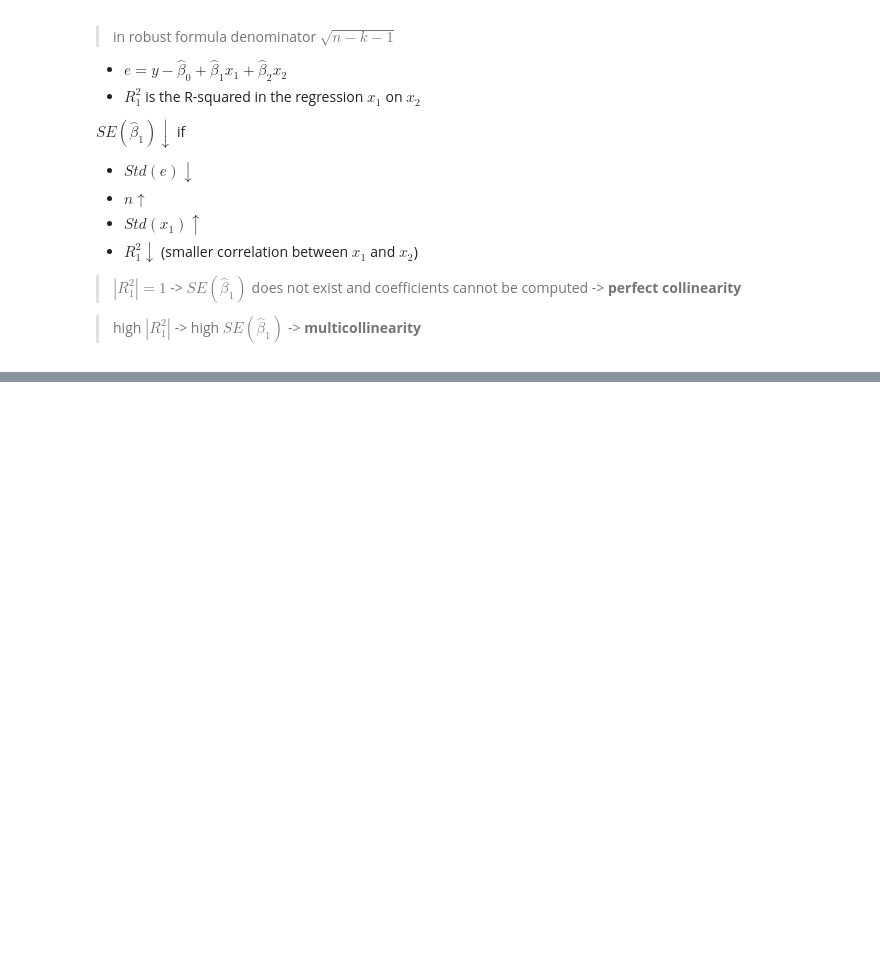
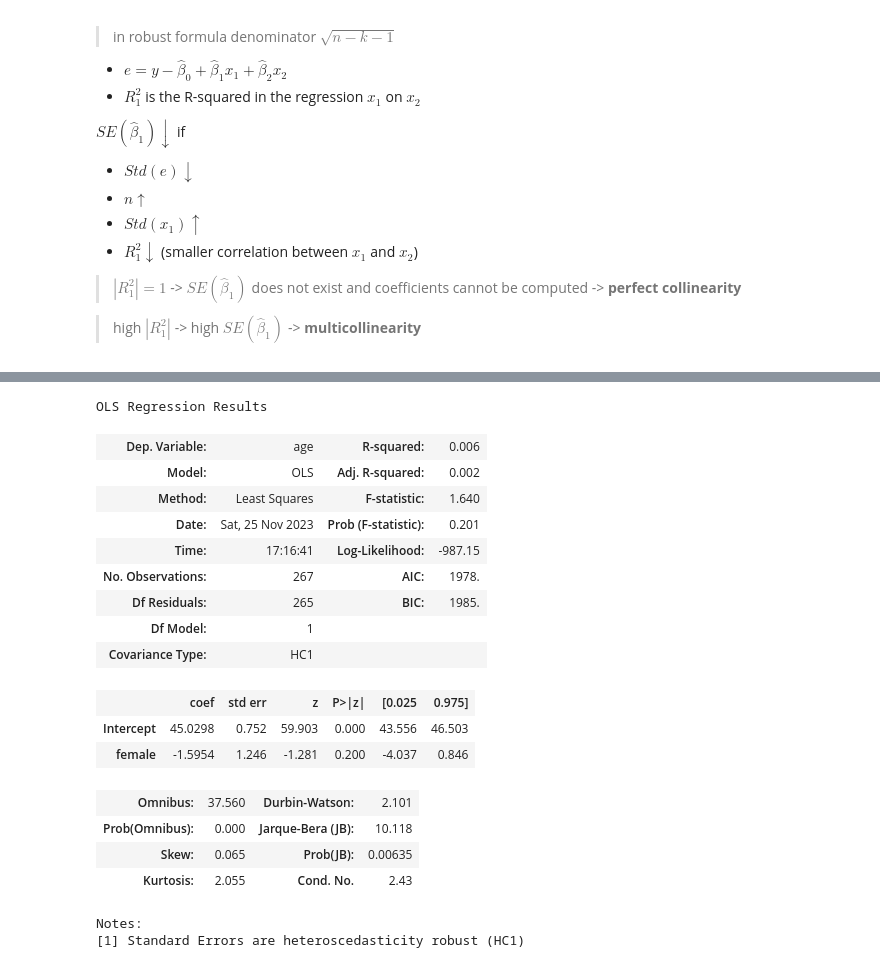
Before and after one commit to Alejandra-savagebriz/DA2, a Jupyter notebook: DA2_Assignment1.ipynb, the cells around one changed output, grey strips where cells are left out. Drawn from its saved outputs; the diff is of its cells as text; code cells hidden in the pictures; blank space fills up the shorter version.

```diff
--- a/DA2_Assignment1.ipynb
+++ b/DA2_Assignment1.ipynb
@@ -669,0 +737,22 @@ $SE(\hat{\beta}_1)\downarrow$ if
+# %%
+reg3.summary()
+# %% [output]
+OLS Regression Results
+| Dep. Variable: | age | R-squared: | 0.006 |
+| Model: | OLS | Adj. R-squared: | 0.002 |
+| Method: | Least Squares | F-statistic: | 1.640 |
+| Date: | Sat, 25 Nov 2023 | Prob (F-statistic): | 0.201 |
+| Time: | 17:16:41 | Log-Likelihood: | -987.15 |
+| No. Observations: | 267 | AIC: | 1978. |
+| Df Residuals: | 265 | BIC: | 1985. |
+| Df Model: | 1 |  |  |
+| Covariance Type: | HC1 |  |  |
+|  | coef | std err | z | P>|z| | [0.025 | 0.975] |
+| Intercept | 45.0298 | 0.752 | 59.903 | 0.000 | 43.556 | 46.503 |
+| female | -1.5954 | 1.246 | -1.281 | 0.200 | -4.037 | 0.846 |
+| Omnibus: | 37.560 | Durbin-Watson: | 2.101 |
+| Prob(Omnibus): | 0.000 | Jarque-Bera (JB): | 10.118 |
+| Skew: | 0.065 | Prob(JB): | 0.00635 |
+| Kurtosis: | 2.055 | Cond. No. | 2.43 |
+Notes:
+[1] Standard Errors are heteroscedasticity robust (HC1)
```
Also changed, not shown: parts of 7 cells of this notebook.
